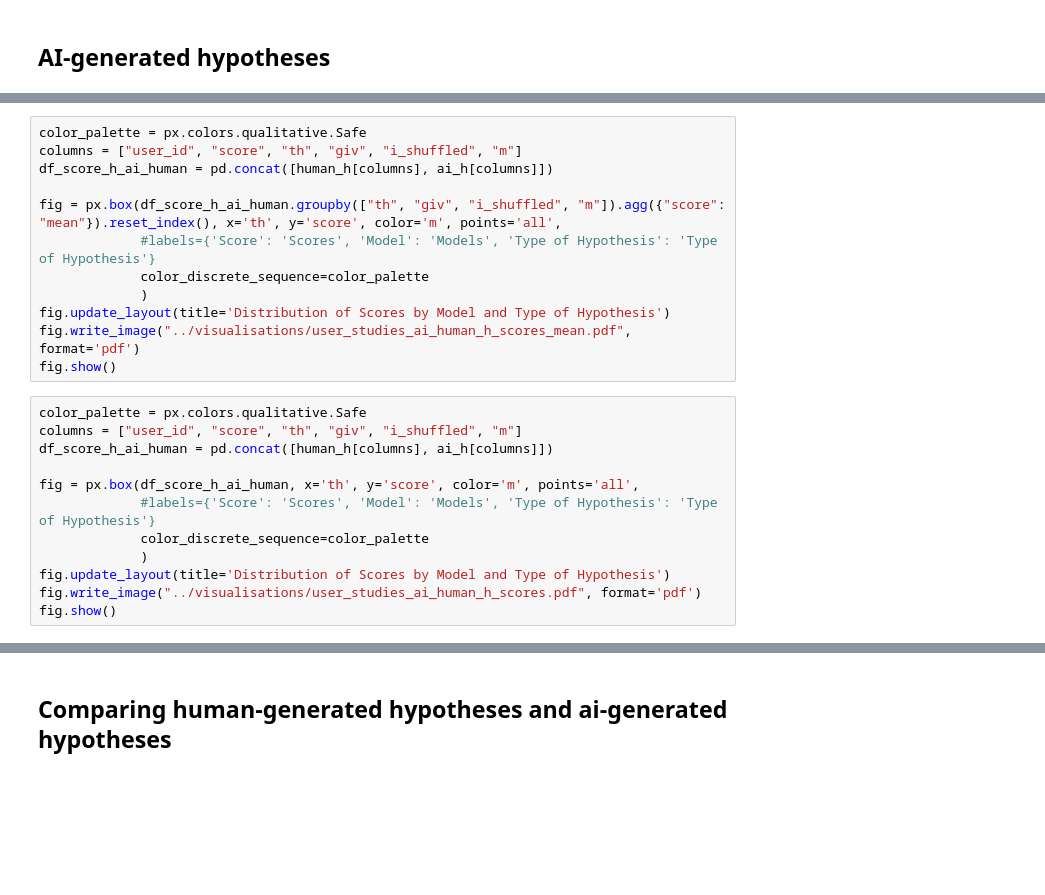
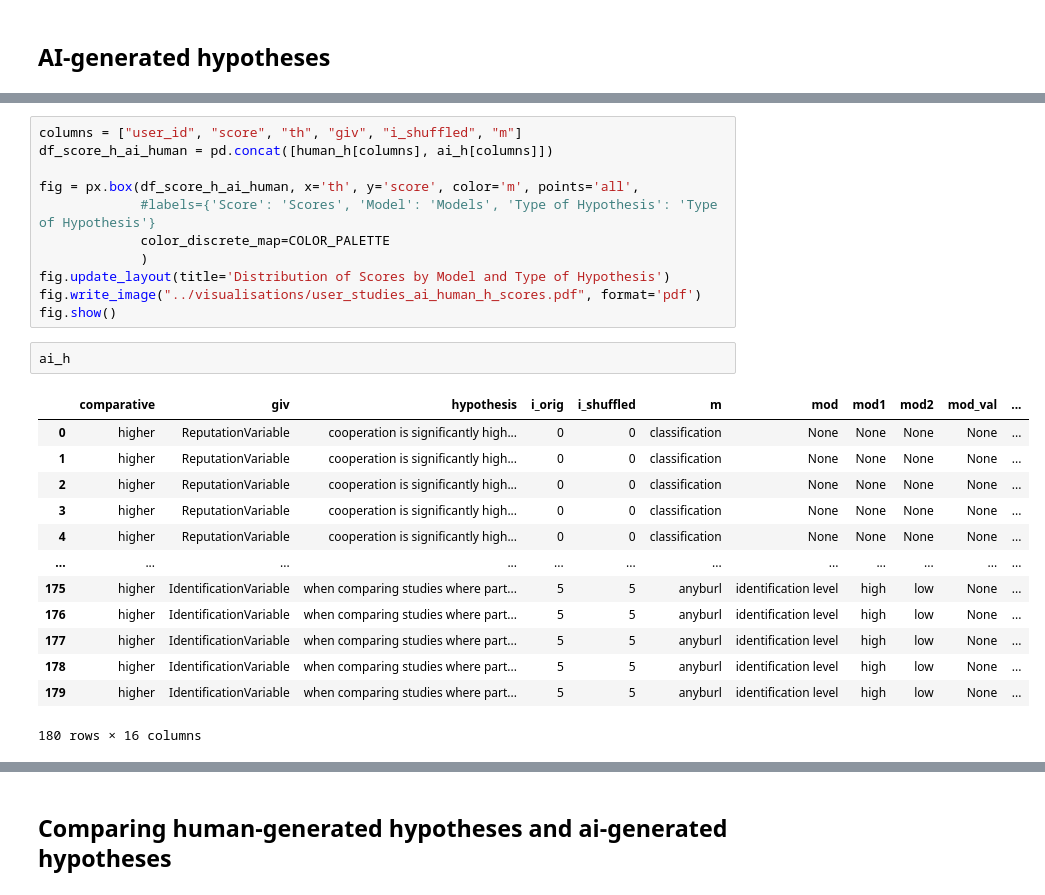
Before and after one commit to InesBlin/coda_hypothesis_generation, a Jupyter notebook: experiments/user_studies/analyse_user_studies.ipynb, the cells around one changed output, grey strips where cells are left out. Drawn from its saved outputs; the diff is of its cells as text; blank space fills up the shorter version.

```diff
--- a/experiments/user_studies/analyse_user_studies.ipynb
+++ b/experiments/user_studies/analyse_user_studies.ipynb
@@ -242,24 +477,27 @@ fig.show()
 # %%
-color_palette = px.colors.qualitative.Safe
 columns = ["user_id", "score", "th", "giv", "i_shuffled", "m"]
 df_score_h_ai_human = pd.concat([human_h[columns], ai_h[columns]])
 
-fig = px.box(df_score_h_ai_human.groupby(["th", "giv", "i_shuffled", "m"]).agg({"score": "mean"}).reset_index(), x='th', y='score', color='m', points='all',
+fig = px.box(df_score_h_ai_human, x='th', y='score', color='m', points='all',
              #labels={'Score': 'Scores', 'Model': 'Models', 'Type of Hypothesis': 'Type of Hypothesis'}
-             color_discrete_sequence=color_palette
+             color_discrete_map=COLOR_PALETTE
              )
 fig.update_layout(title='Distribution of Scores by Model and Type of Hypothesis')
-fig.write_image("../visualisations/user_studies_ai_human_h_scores_mean.pdf", format='pdf')
+fig.write_image("../visualisations/user_studies_ai_human_h_scores.pdf", format='pdf')
 fig.show()
-# %%
-color_palette = px.colors.qualitative.Safe
-columns = ["user_id", "score", "th", "giv", "i_shuffled", "m"]
-df_score_h_ai_human = pd.concat([human_h[columns], ai_h[columns]])
-
-fig = px.box(df_score_h_ai_human, x='th', y='score', color='m', points='all',
-             #labels={'Score': 'Scores', 'Model': 'Models', 'Type of Hypothesis': 'Type of Hypothesis'}
-             color_discrete_sequence=color_palette
-             )
-fig.update_layout(title='Distribution of Scores by Model and Type of Hypothesis')
-fig.write_image("../visualisations/user_studies_ai_human_h_scores.pdf", format='pdf')
-fig.show()
+# %%
+ai_h
+# %% [output]
+|  | comparative | giv | hypothesis | i_orig | i_shuffled | m | mod | mod1 | mod2 | mod_val | ... |
+| 0 | higher | ReputationVariable | cooperation is significantly high... | 0 | 0 | classification | None | None | None | None | ... |
+| 1 | higher | ReputationVariable | cooperation is significantly high... | 0 | 0 | classification | None | None | None | None | ... |
+| 2 | higher | ReputationVariable | cooperation is significantly high... | 0 | 0 | classification | None | None | None | None | ... |
+| 3 | higher | ReputationVariable | cooperation is significantly high... | 0 | 0 | classification | None | None | None | None | ... |
+| 4 | higher | ReputationVariable | cooperation is significantly high... | 0 | 0 | classification | None | None | None | None | ... |
+| ... | ... | ... | ... | ... | ... | ... | ... | ... | ... | ... | ... |
+| 175 | higher | IdentificationVariable | when comparing studies where part... | 5 | 5 | anyburl | identification level | high | low | None | ... |
+| 176 | higher | IdentificationVariable | when comparing studies where part... | 5 | 5 | anyburl | identification level | high | low | None | ... |
+| 177 | higher | IdentificationVariable | when comparing studies where part... | 5 | 5 | anyburl | identification level | high | low | None | ... |
+| 178 | higher | IdentificationVariable | when comparing studies where part... | 5 | 5 | anyburl | identification level | high | low | None | ... |
+| 179 | higher | IdentificationVariable | when comparing studies where part... | 5 | 5 | anyburl | identification level | high | low | None | ... |
+180 rows × 16 columns
```
Also changed, not shown: parts of 38 cells of this notebook.
